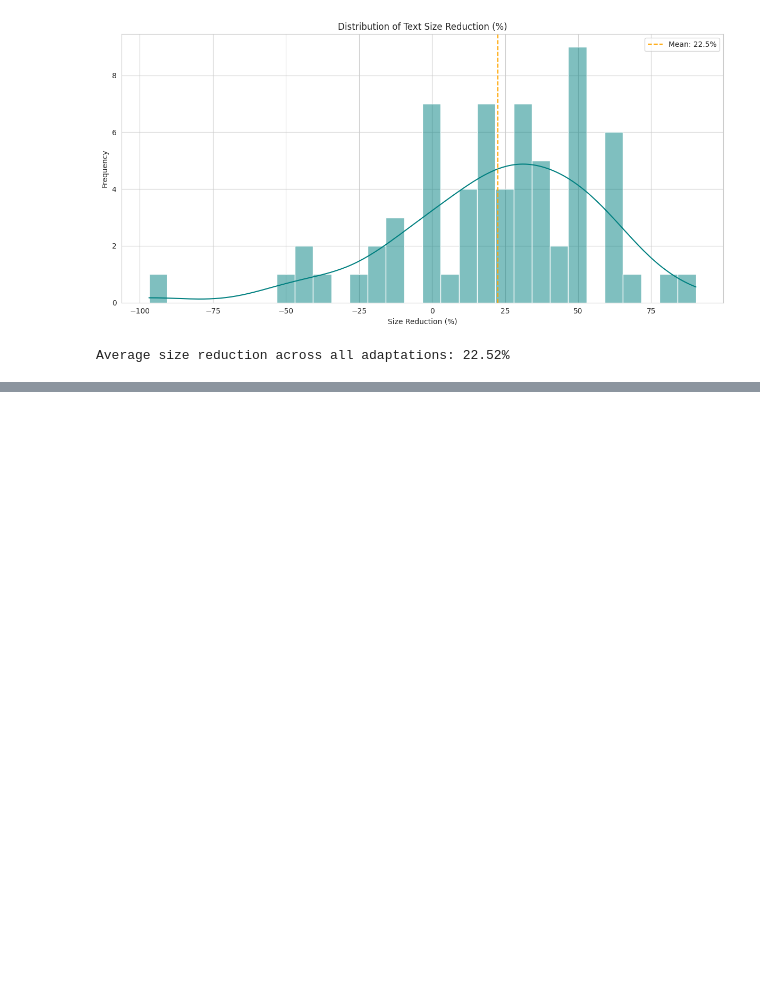
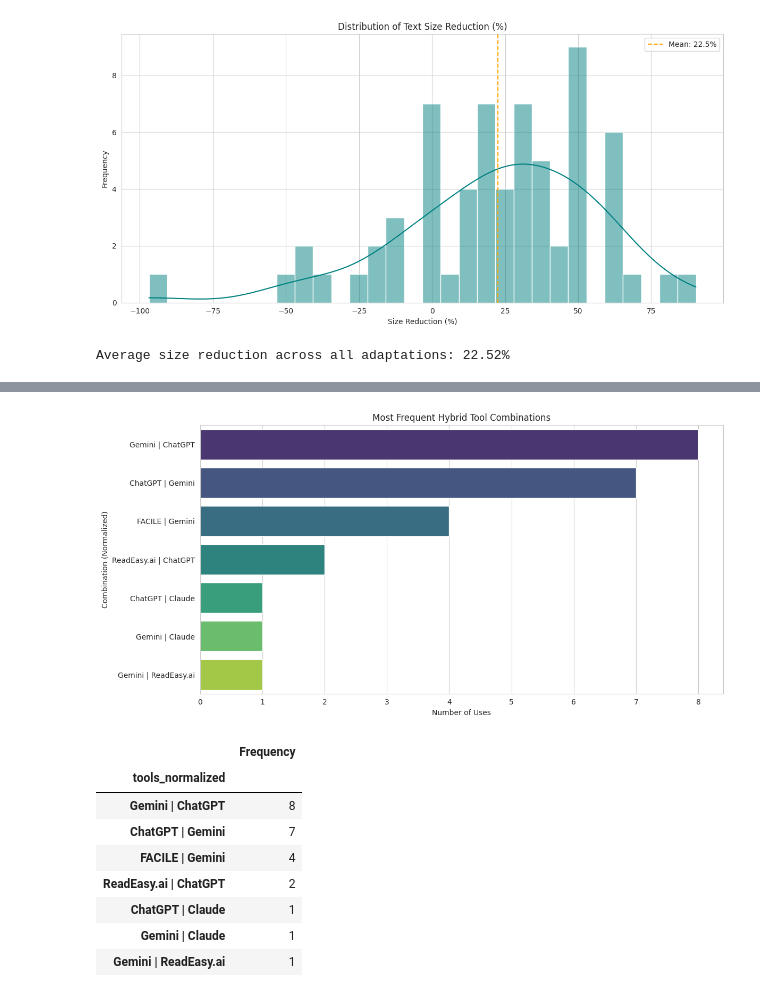
Before and after one commit to JaviMiot/E2R_data_assigment_analisys, a Jupyter notebook: notebooks/part3_e2r_analysis.ipynb, the cells around one changed output, grey strips where cells are left out. Cells and saved outputs as stored; diff of their text form; code cells hidden in the pictures; blank space fills up the shorter version.

```diff
--- a/notebooks/part3_e2r_analysis.ipynb
+++ b/notebooks/part3_e2r_analysis.ipynb
@@ -631,0 +508,25 @@ Successfully exported 586 comments to ../data/part3/part3_comments_export.xlsx
+# %%
+# 4.3 Hybrid Tool Combinations (tool_count >= 2)
+hybrid_df = df[df['tool_count'] >= 2]
+combination_counts = hybrid_df['tools_normalized'].value_counts().sort_values(ascending=False)
+
+plt.figure(figsize=(12, 6))
+sns.barplot(x=combination_counts.values, y=combination_counts.index, palette='viridis')
+plt.title('Most Frequent Hybrid Tool Combinations')
+plt.xlabel('Number of Uses')
+plt.ylabel('Combination (Normalized)')
+plt.tight_layout()
+plt.show()
+
+display(pd.DataFrame(combination_counts).rename(columns={'count': 'Frequency'}))
+# %% [output]
+[figure, added]
+|  | Frequency |
+| tools_normalized |  |
+| Gemini | ChatGPT | 8 |
+| ChatGPT | Gemini | 7 |
+| FACILE | Gemini | 4 |
+| ReadEasy.ai | ChatGPT | 2 |
+| ChatGPT | Claude | 1 |
+| Gemini | Claude | 1 |
+| Gemini | ReadEasy.ai | 1 |
```
Also changed, not shown: parts of 23 cells of this notebook.
